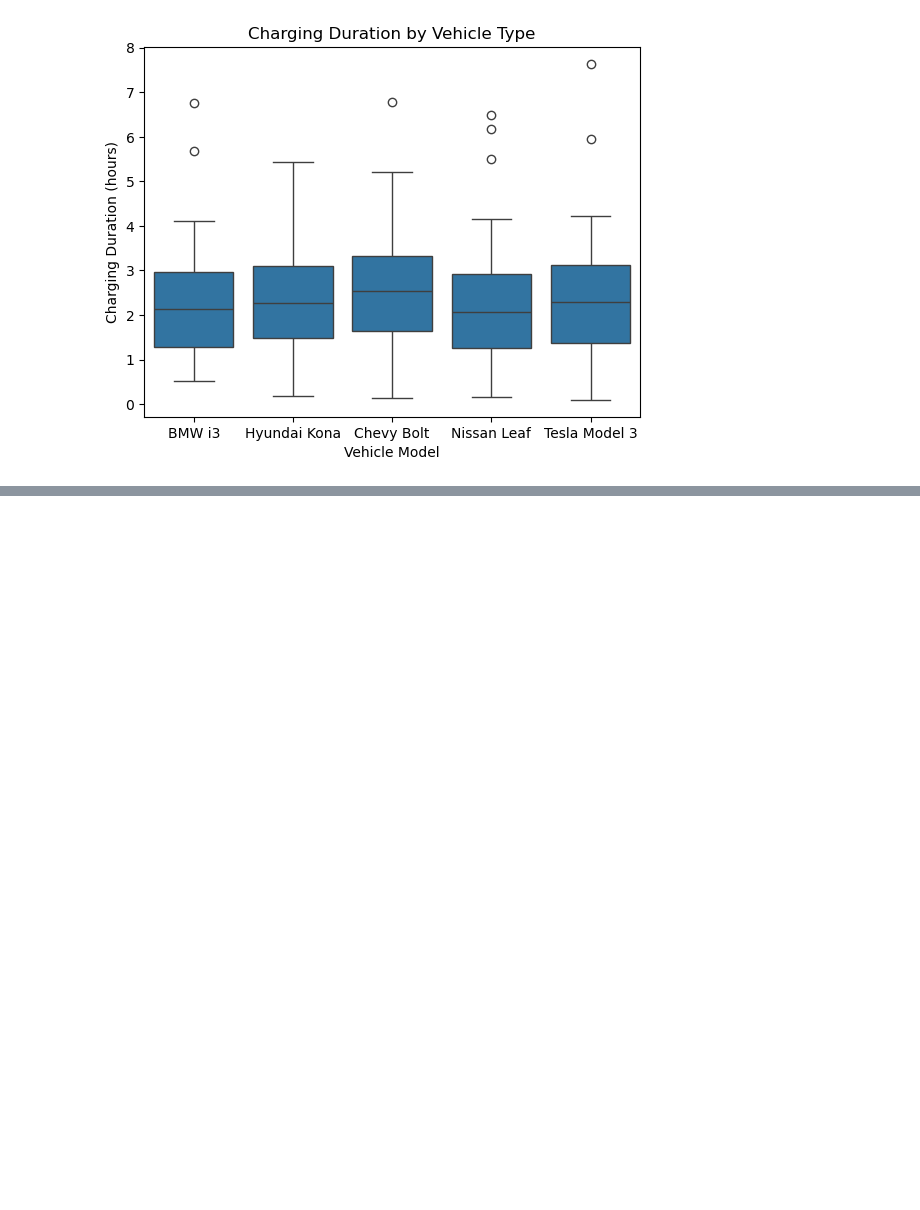
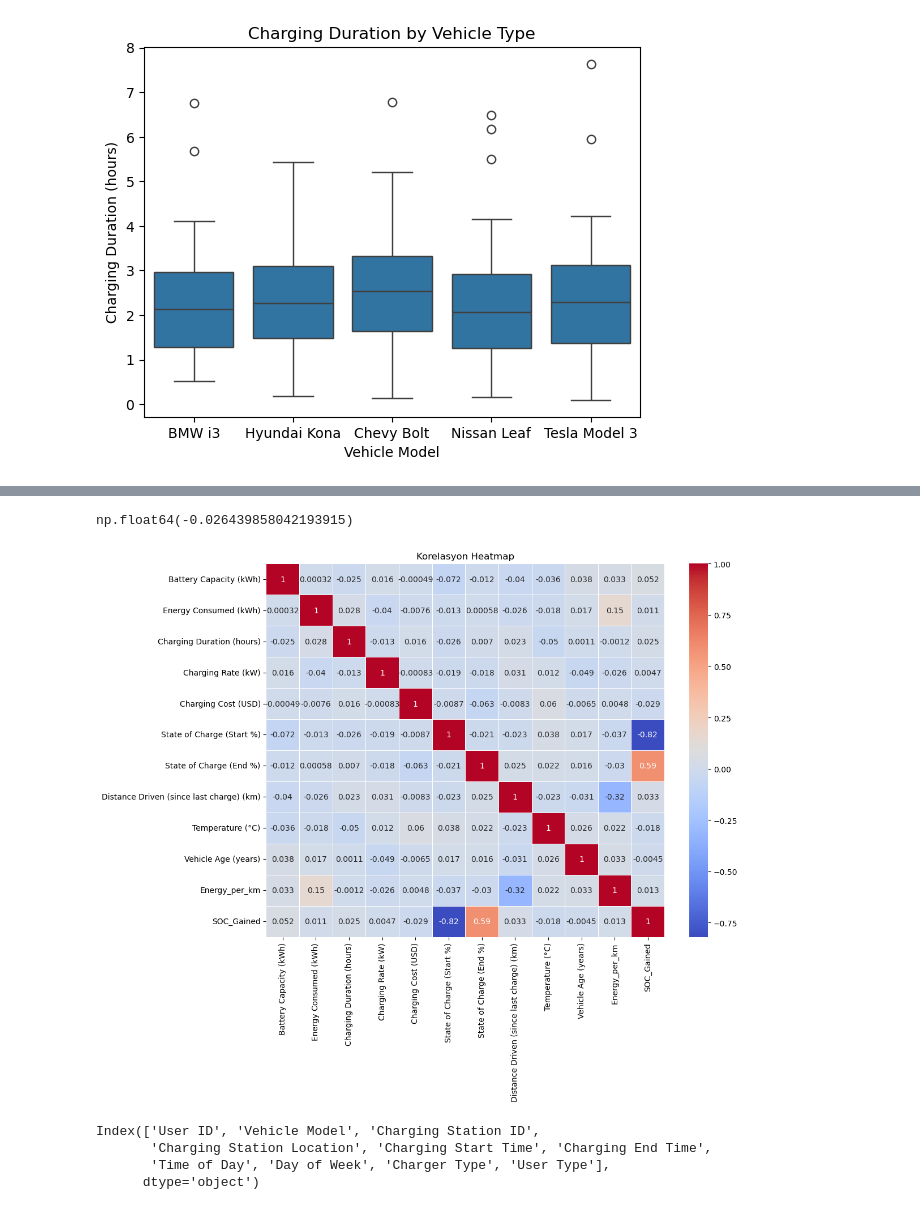
Before and after one commit to talhadmrl/Daily-Notebooks, a Jupyter notebook: Untitled.ipynb, the cells around one changed output, grey strips where cells are left out. Drawn from its saved outputs; the diff is of its cells as text; code cells hidden in the pictures; blank space fills up the shorter version.

Commit message:
Model denemesi ve Feature Engineering

```diff
--- a/Untitled.ipynb
+++ b/Untitled.ipynb
@@ -172,0 +184,31 @@ plt.show()
+# %%
+df["Energy_per_km"]=df["Energy Consumed (kWh)"] / df["Distance Driven (since last charge) (km)"]
+# %%
+df["SOC_Gained"] = df["State of Charge (End %)"] - df["State of Charge (Start %)"]
+# %%
+df["Energy_per_km"].corr(df["Charging Rate (kW)"])
+# %% [output]
+np.float64(-0.026439858042193915)
+# %%
+correlation_matrix = df.corr(numeric_only=True)
+# %%
+plt.figure(figsize =(12,10))
+sns.heatmap(
+    correlation_matrix,
+    annot=True,
+    cmap="coolwarm",
+    linewidths=.5,
+)
+plt.title("Korelasyon Heatmap")
+plt.tight_layout()
+plt.show()
+# %% [output]
+[figure, added]
+# %%
+#ENCODİNG
+categorical_cols
+# %% [output]
+Index(['User ID', 'Vehicle Model', 'Charging Station ID',
+       'Charging Station Location', 'Charging Start Time', 'Charging End Time',
+       'Time of Day', 'Day of Week', 'Charger Type', 'User Type'],
+      dtype='object')
```
Also changed, not shown: parts of 15 cells of this notebook.
